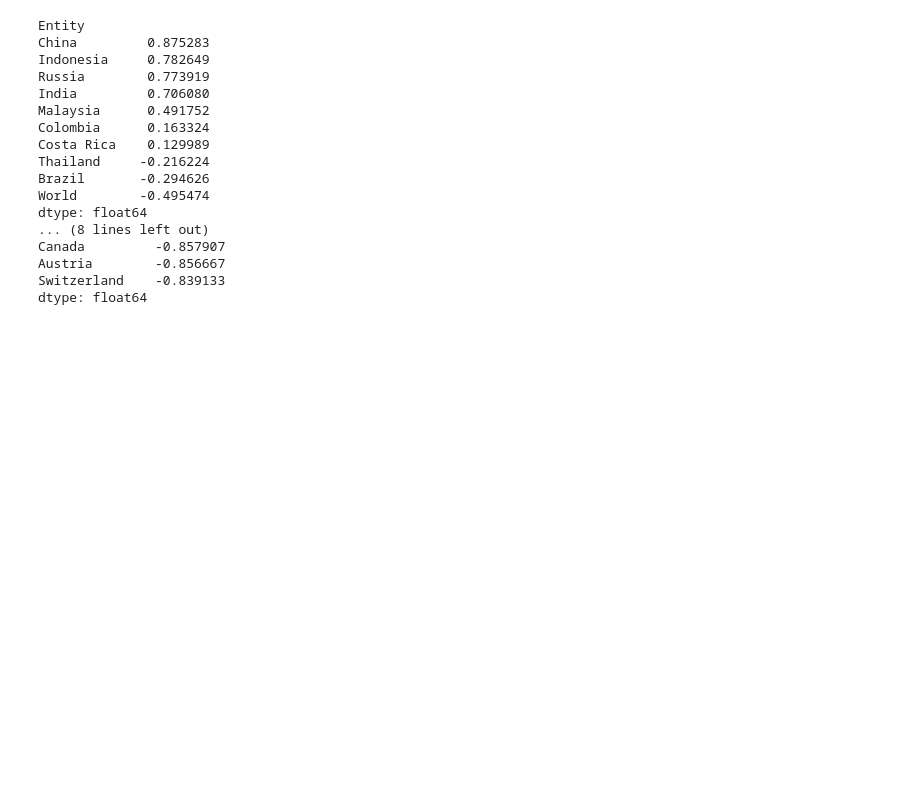
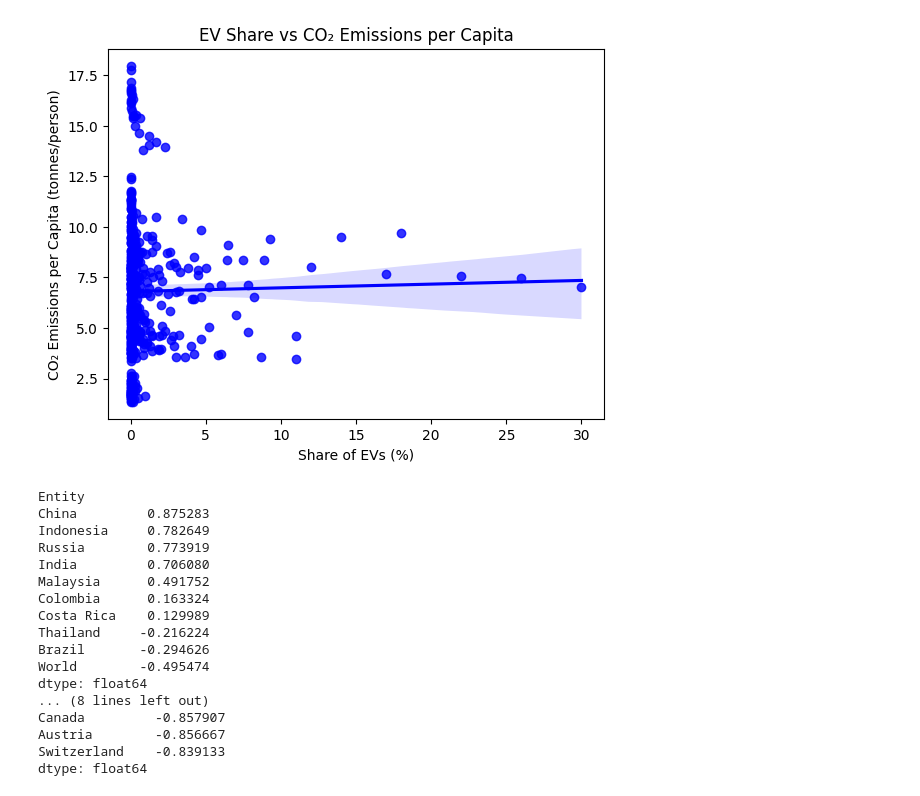
Before and after one commit to kdaseo/graspp_2025_spring, a Jupyter notebook: notebooks/assignment_individual/HW2_AseoKnulp.ipynb, the cells around one changed output. Drawn from its saved outputs; the diff is of its cells as text; code cells hidden in the pictures; blank space fills up the shorter version.

```diff
--- a/notebooks/assignment_individual/HW2_AseoKnulp.ipynb
+++ b/notebooks/assignment_individual/HW2_AseoKnulp.ipynb
@@ -80,3 +94,11 @@ plt.show()
+# %%
+sns.regplot(x='Share of EVs (%)', y='CO2 Emissions per Capita (tonnes/person)', data=merged_df, color='blue')
+plt.title('EV Share vs CO₂ Emissions per Capita, World')
+plt.xlabel('Share of EVs (%)')
+plt.ylabel('CO₂ Emissions per Capita (tonnes/person)')
+plt.show()
+# %% [output]
+[figure, added]
 # %%
 country_corrs = (
     merged_df.groupby('Entity')
```
Also changed, not shown: parts of 2 cells of this notebook.
